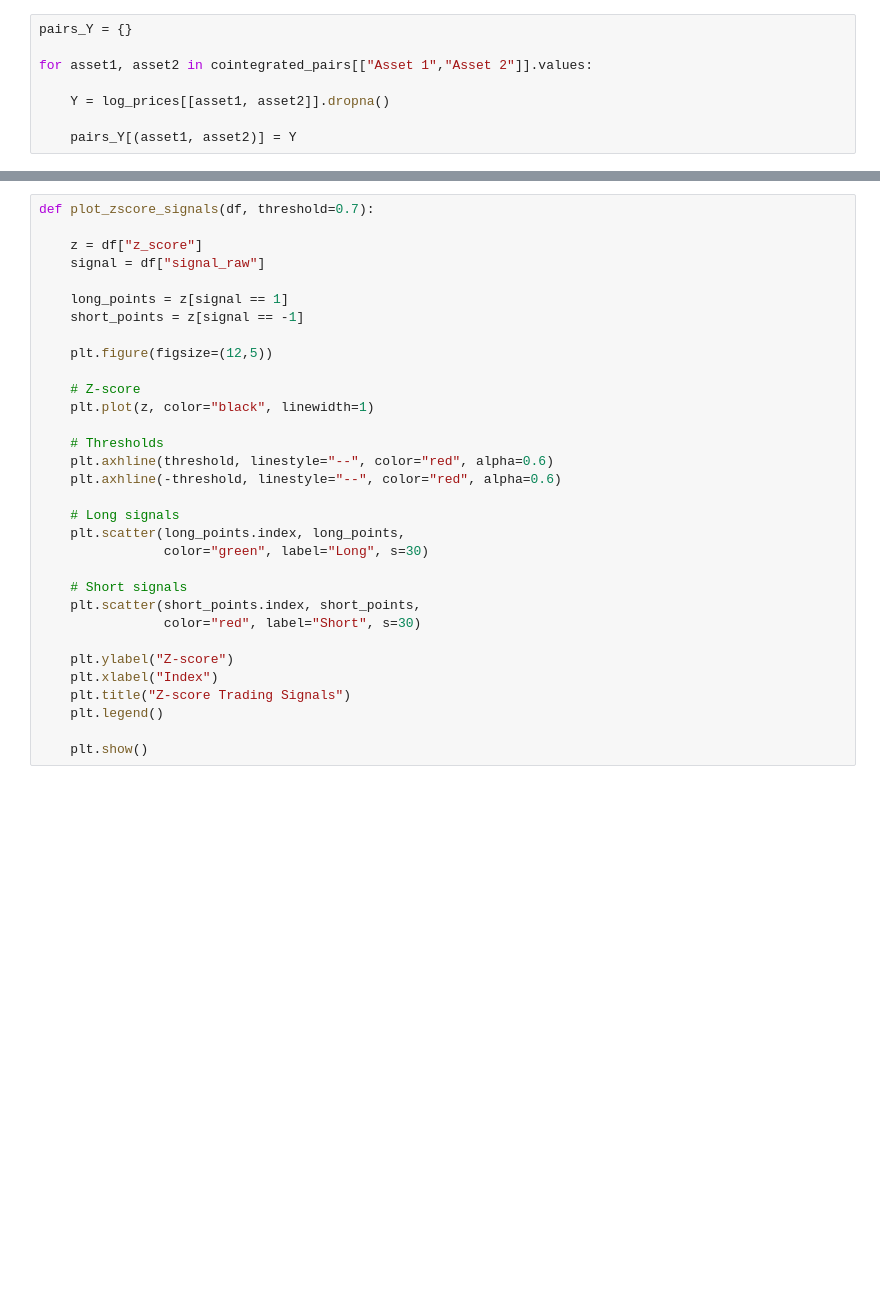
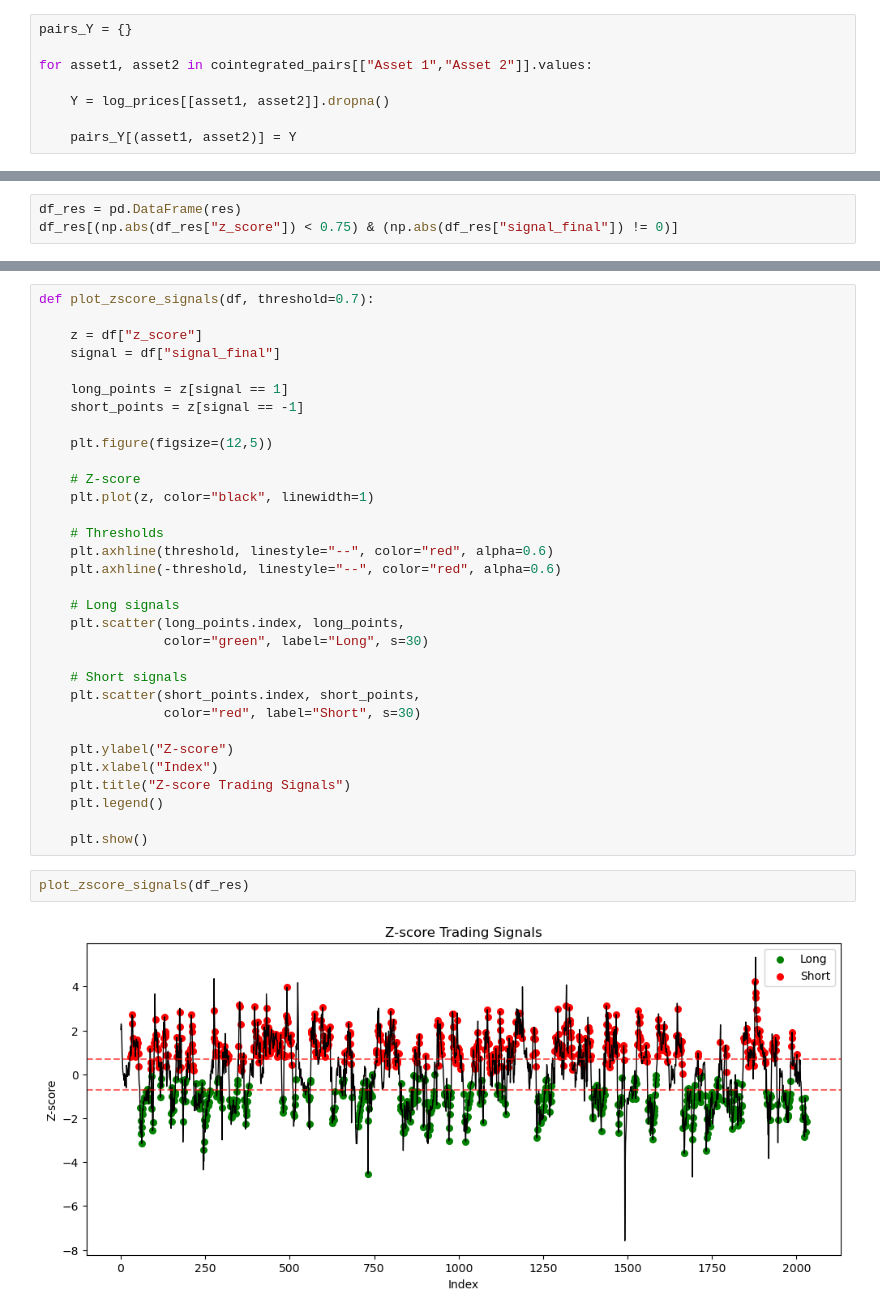
Before and after one commit to NatachaGsn/rice-trading-project, a Jupyter notebook: Trading_game2.ipynb, the cells around one changed output, grey strips where cells are left out. Drawn from its saved outputs; the diff is of its cells as text; blank space fills up the shorter version.

```diff
--- a/Trading_game2.ipynb
+++ b/Trading_game2.ipynb
@@ -494,0 +518,3 @@ results_df_strategy = pd.DataFrame(results_list)
+# %%
+df_res = pd.DataFrame(res)
+df_res[(np.abs(df_res["z_score"]) < 0.75) & (np.abs(df_res["signal_final"]) != 0)]
@@ -516,7 +633,7 @@ np.mean(results_df_strategy.Sharpe)
 def plot_zscore_signals(df, threshold=0.7):
 
     z = df["z_score"]
-    signal = df["signal_raw"]
+    signal = df["signal_final"]
 
     long_points = z[signal == 1]
     short_points = z[signal == -1]
@@ -544,3 +661,7 @@ def plot_zscore_signals(df, threshold=0.7):
     plt.legend()
 
     plt.show()
+# %%
+plot_zscore_signals(df_res)
+# %% [output]
+[figure, added]
```
Also changed, not shown: parts of 10 cells of this notebook.
